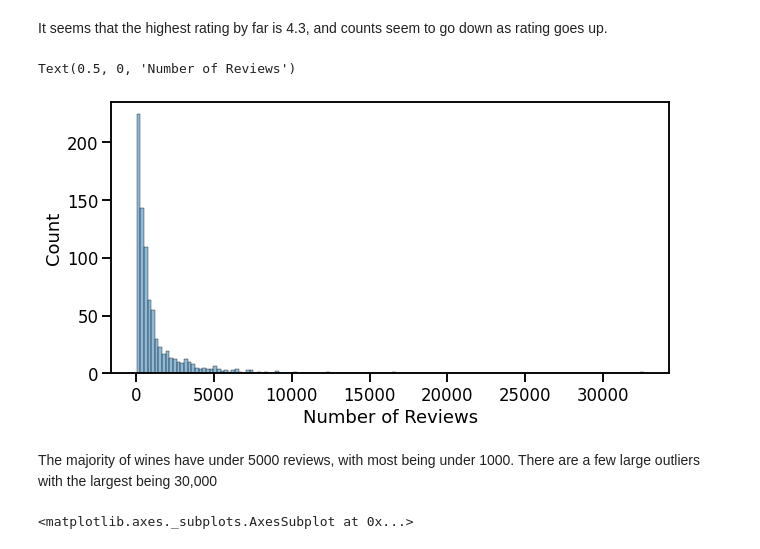
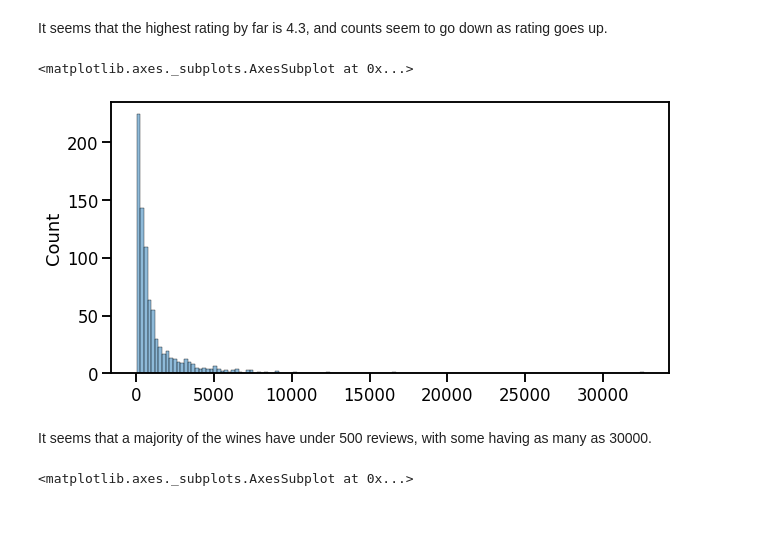
Before and after one commit to Josh-XS/Wine-Rating, a Jupyter notebook: Wine_Rating.ipynb, the cells around one changed output. Cells and saved outputs as stored; diff of their text form; code cells hidden in the pictures; blank space fills up the shorter version.

```diff
--- a/Wine_Rating.ipynb
+++ b/Wine_Rating.ipynb
@@ -220,12 +224,11 @@ It seems that the highest rating by far is 4.3, and counts seem to go down as ra
 # %%
 plt.rcParams["figure.figsize"] = (10, 5)
 sns.histplot(data = eda_df.groupby(by='num_reviews')['type'], bins='auto', legend=False)
-plt.xlabel('Number of Reviews')
 # %% [output]
-Text(0.5, 0, 'Number of Reviews')
+<matplotlib.axes._subplots.AxesSubplot at 0x...>
-[figure, old version]
+[figure, new version]
-# %% [markdown]
-The majority of wines have under 5000 reviews, with most being under 1000. There are a few large outliers with the largest being 30,000
+# %% [markdown]
+It seems that a majority of the wines have under 500 reviews, with some having as many as 30000.
 # %%
 plt.rcParams["figure.figsize"] = (10, 5)
 sns.histplot(data = eda_df.groupby(by='price')['type'], bins='auto', legend=False)
```
Also changed, not shown: parts of 21 cells of this notebook.
